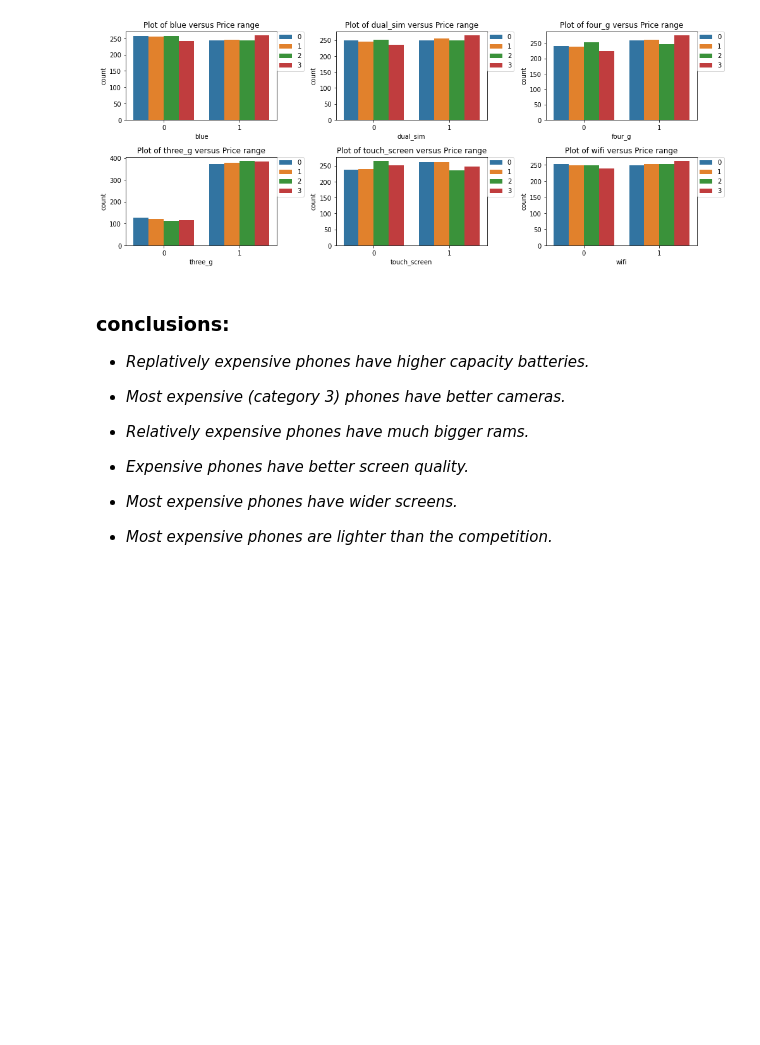
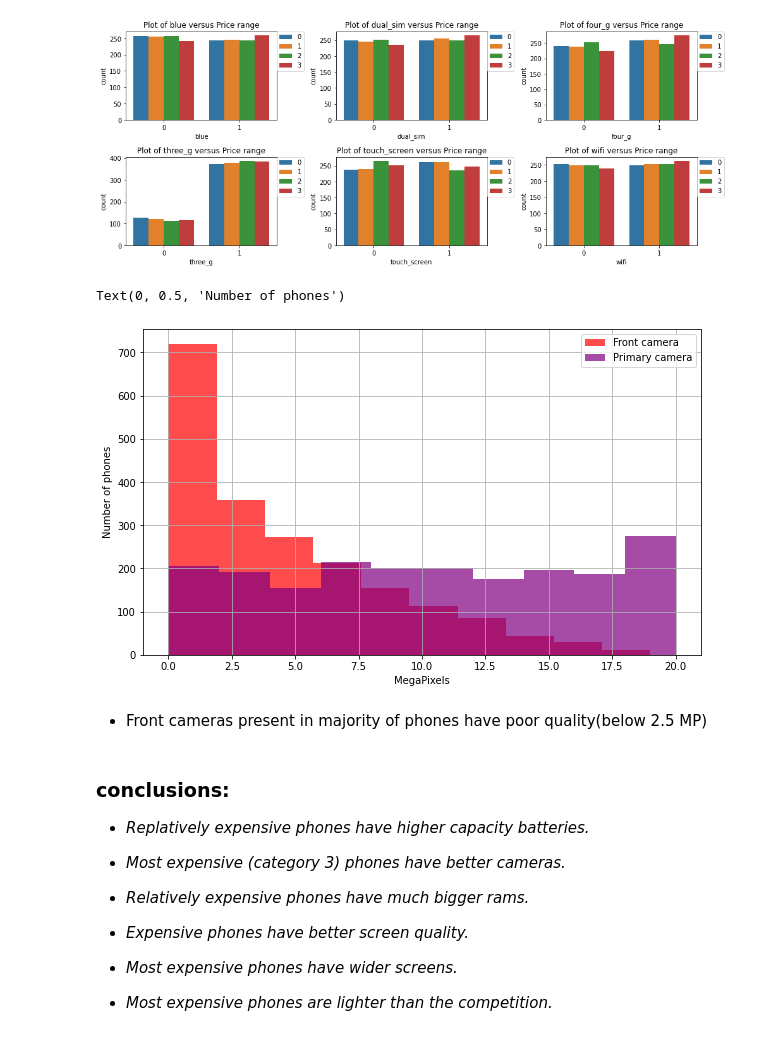
Before and after one commit to RadhikaRM/Mobilepricerangeprediction, a Jupyter notebook: Team_MobilePriceRangePredication.ipynb, the cells around one changed output. Cells and saved outputs as stored; diff of their text form; code cells hidden in the pictures; blank space fills up the shorter version.

```diff
--- a/Team_MobilePriceRangePredication.ipynb
+++ b/Team_MobilePriceRangePredication.ipynb
@@ -257,6 +257,18 @@ for i in ['blue', 'dual_sim', 'four_g', 'three_g', 'touch_screen', 'wifi'] :
 plt.tight_layout()
 # %% [output]
 [figure]
+# %%
+plt.figure(figsize=(10,6))
+df['fc'].hist(alpha=0.7,color='Red',label='Front camera')
+df['pc'].hist(alpha=0.7,color='Purple',label='Primary camera')
+plt.legend()
+plt.xlabel('MegaPixels')
+plt.ylabel('Number of phones')
+# %% [output]
+Text(0, 0.5, 'Number of phones')
+[figure, added]
+# %% [markdown]
+*  Front cameras present in majority of phones have poor quality(below 2.5 MP)
 # %% [markdown]
 ### conclusions:
 
```
